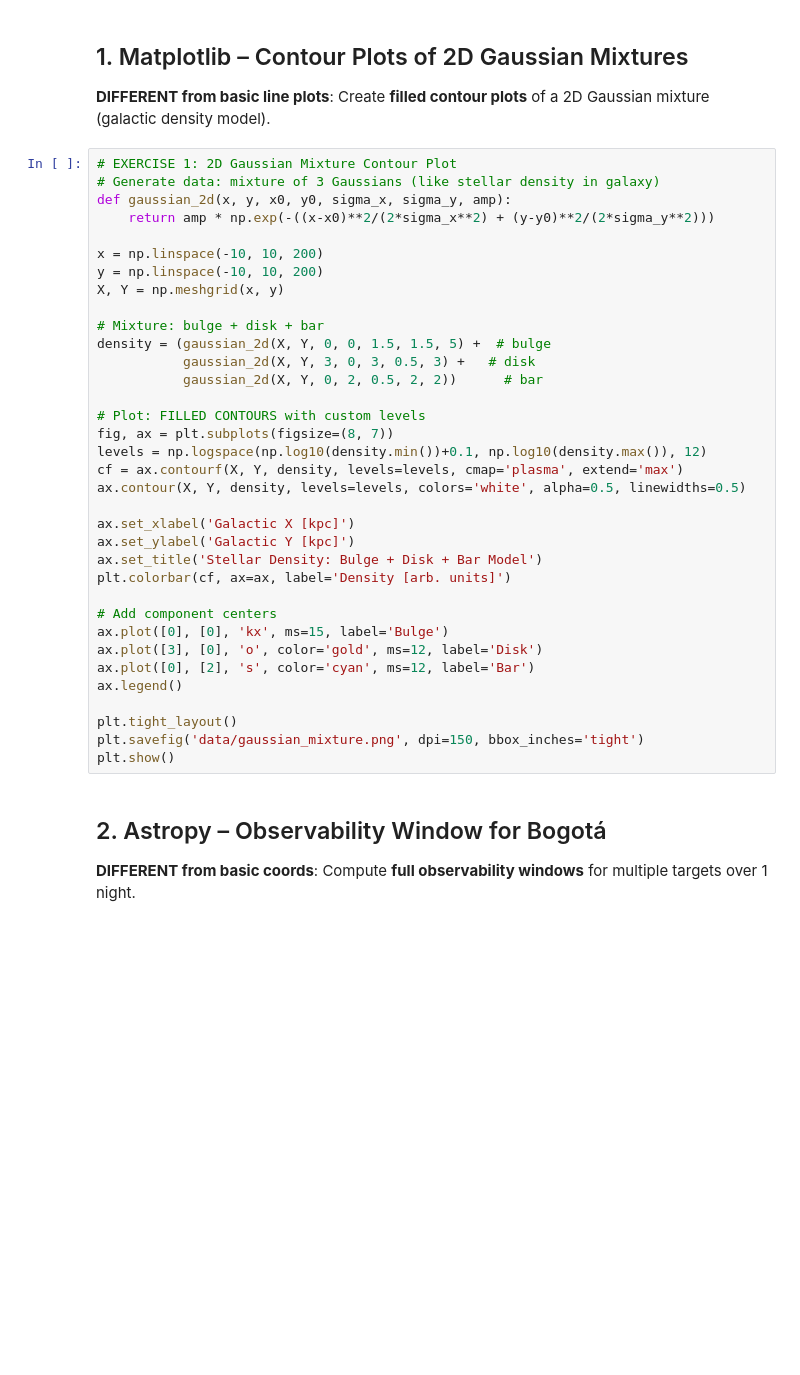
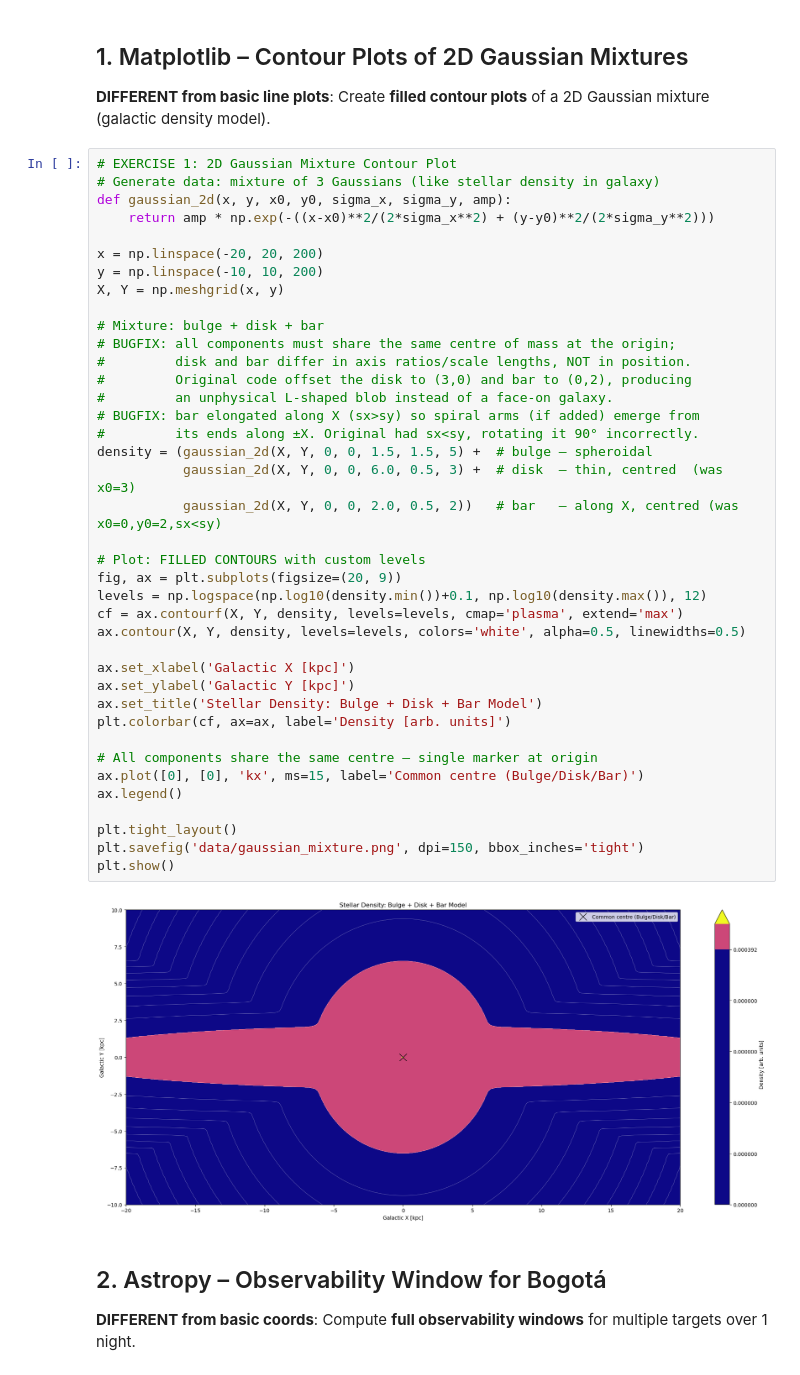
Before and after one commit to rifu-uni/comp-astrophysics-course, a Jupyter notebook: 00. Intro/Exersices_Python.ipynb, the cells around one changed output. Saved outputs shown, nothing was run; the diff lists cells and outputs as text; blank space fills up the shorter version.

```diff
--- a/00. Intro/Exersices_Python.ipynb
+++ b/00. Intro/Exersices_Python.ipynb
@@ -71,38 +73,44 @@ print('Ready!')
 # %%
 # EXERCISE 1: 2D Gaussian Mixture Contour Plot
 # Generate data: mixture of 3 Gaussians (like stellar density in galaxy)
 def gaussian_2d(x, y, x0, y0, sigma_x, sigma_y, amp):
     return amp * np.exp(-((x-x0)**2/(2*sigma_x**2) + (y-y0)**2/(2*sigma_y**2)))
 
-x = np.linspace(-10, 10, 200)
+x = np.linspace(-20, 20, 200)
 y = np.linspace(-10, 10, 200)
 X, Y = np.meshgrid(x, y)
 
 # Mixture: bulge + disk + bar
-density = (gaussian_2d(X, Y, 0, 0, 1.5, 1.5, 5) +  # bulge
-           gaussian_2d(X, Y, 3, 0, 3, 0.5, 3) +   # disk
-           gaussian_2d(X, Y, 0, 2, 0.5, 2, 2))      # bar
+# BUGFIX: all components must share the same centre of mass at the origin;
+#         disk and bar differ in axis ratios/scale lengths, NOT in position.
+#         Original code offset the disk to (3,0) and bar to (0,2), producing
+#         an unphysical L-shaped blob instead of a face-on galaxy.
+# BUGFIX: bar elongated along X (sx>sy) so spiral arms (if added) emerge from
+#         its ends along ±X. Original had sx<sy, rotating it 90° incorrectly.
+density = (gaussian_2d(X, Y, 0, 0, 1.5, 1.5, 5) +  # bulge – spheroidal
+           gaussian_2d(X, Y, 0, 0, 6.0, 0.5, 3) +  # disk  – thin, centred  (was x0=3)
+           gaussian_2d(X, Y, 0, 0, 2.0, 0.5, 2))   # bar   – along X, centred (was x0=0,y0=2,sx<sy)
 
 # Plot: FILLED CONTOURS with custom levels
-fig, ax = plt.subplots(figsize=(8, 7))
+fig, ax = plt.subplots(figsize=(20, 9))
 levels = np.logspace(np.log10(density.min())+0.1, np.log10(density.max()), 12)
 cf = ax.contourf(X, Y, density, levels=levels, cmap='plasma', extend='max')
 ax.contour(X, Y, density, levels=levels, colors='white', alpha=0.5, linewidths=0.5)
 
 ax.set_xlabel('Galactic X [kpc]')
 ax.set_ylabel('Galactic Y [kpc]')
 ax.set_title('Stellar Density: Bulge + Disk + Bar Model')
 plt.colorbar(cf, ax=ax, label='Density [arb. units]')
 
-# Add component centers
-ax.plot([0], [0], 'kx', ms=15, label='Bulge')
-ax.plot([3], [0], 'o', color='gold', ms=12, label='Disk')
-ax.plot([0], [2], 's', color='cyan', ms=12, label='Bar')
+# All components share the same centre — single marker at origin
+ax.plot([0], [0], 'kx', ms=15, label='Common centre (Bulge/Disk/Bar)')
 ax.legend()
 
 plt.tight_layout()
 plt.savefig('data/gaussian_mixture.png', dpi=150, bbox_inches='tight')
 plt.show()
+# %% [output]
+[figure, added]
 # %% [markdown]
 ## 2. Astropy – Observability Window for Bogotá
 
```
Also changed, not shown: parts of 6 cells of this notebook.
